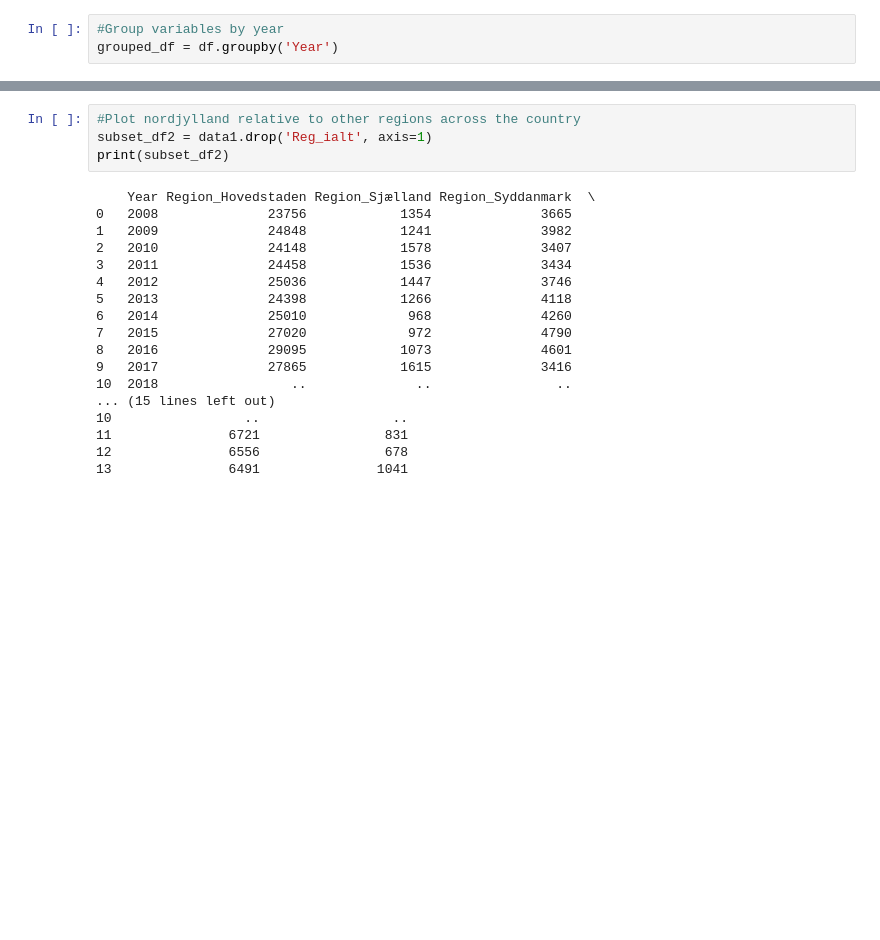
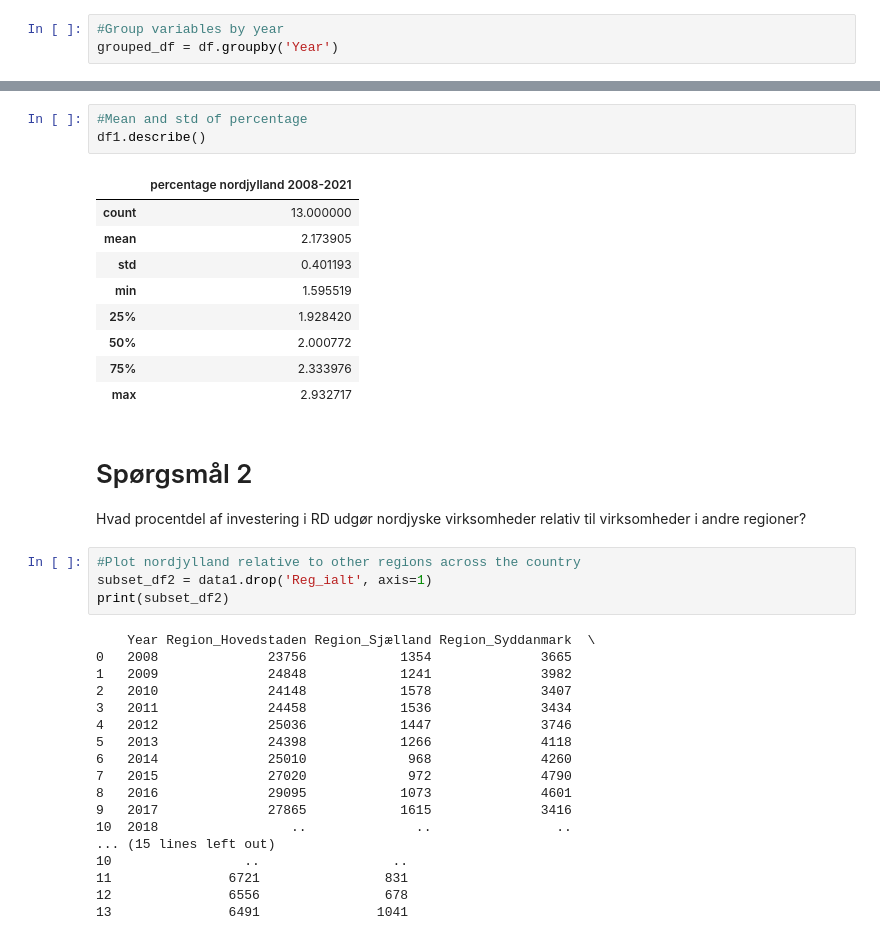
Before and after one commit to louisehviid/RD_data, a Jupyter notebook: Benarbejde_til_CHN.ipynb, the cells around one changed output, grey strips where cells are left out. Saved outputs shown, nothing was run; the diff lists cells and outputs as text; blank space fills up the shorter version.

```diff
--- a/Benarbejde_til_CHN.ipynb
+++ b/Benarbejde_til_CHN.ipynb
@@ -101,3 +131,20 @@ plt.show()
+# %%
+#Mean and std of percentage
+df1.describe()
+# %% [output]
+|  | percentage nordjylland 2008-2021 |
+| count | 13.000000 |
+| mean | 2.173905 |
+| std | 0.401193 |
+| min | 1.595519 |
+| 25% | 1.928420 |
+| 50% | 2.000772 |
+| 75% | 2.333976 |
+| max | 2.932717 |
+# %% [markdown]
+# Spørgsmål 2
+
+Hvad procentdel af investering i RD udgør nordjyske virksomheder relativ til virksomheder i andre regioner?
 # %%
 #Plot nordjylland relative to other regions across the country
 subset_df2 = data1.drop('Reg_ialt', axis=1)
```
Also changed, not shown: parts of 30 cells of this notebook.
